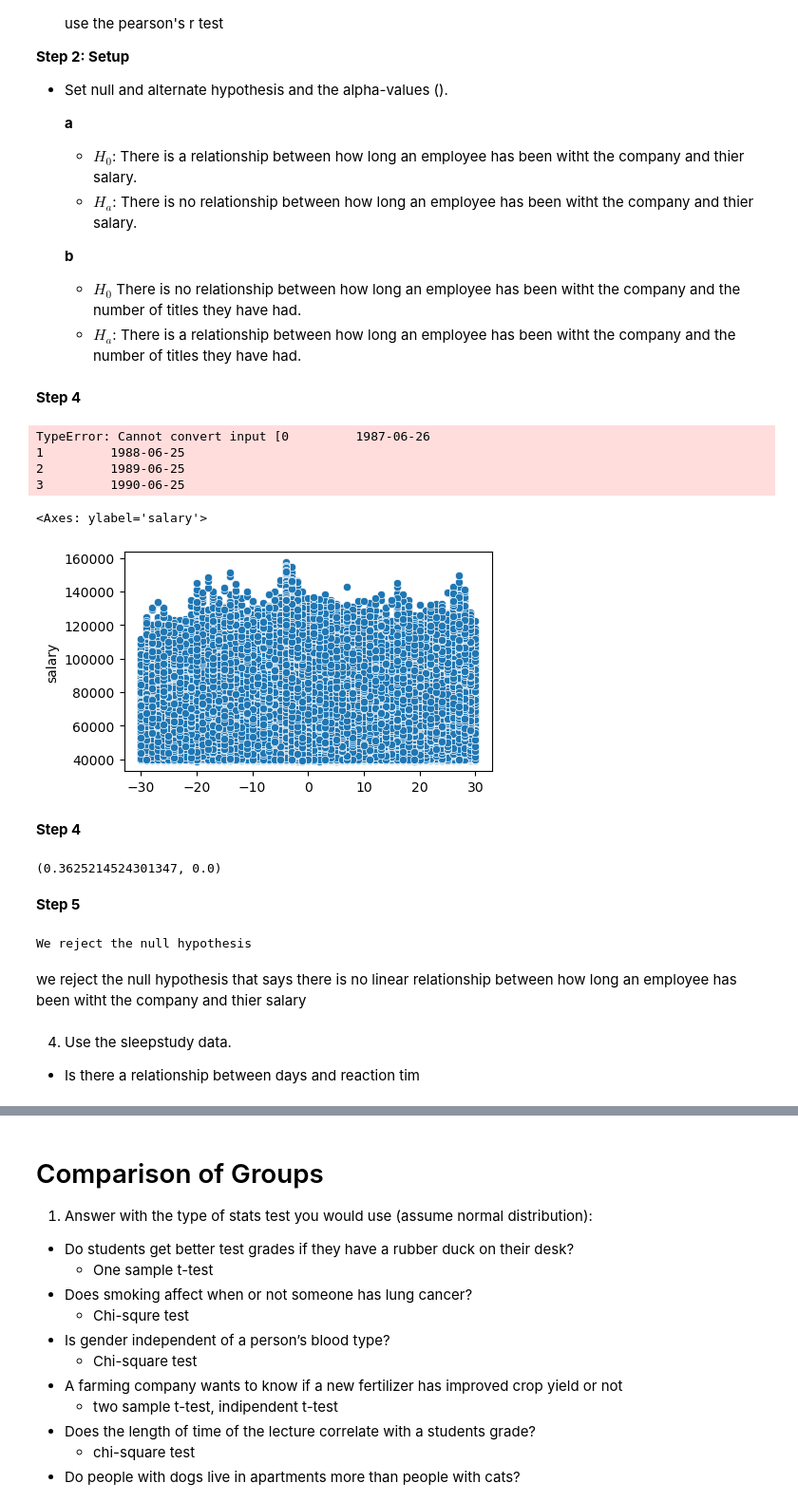
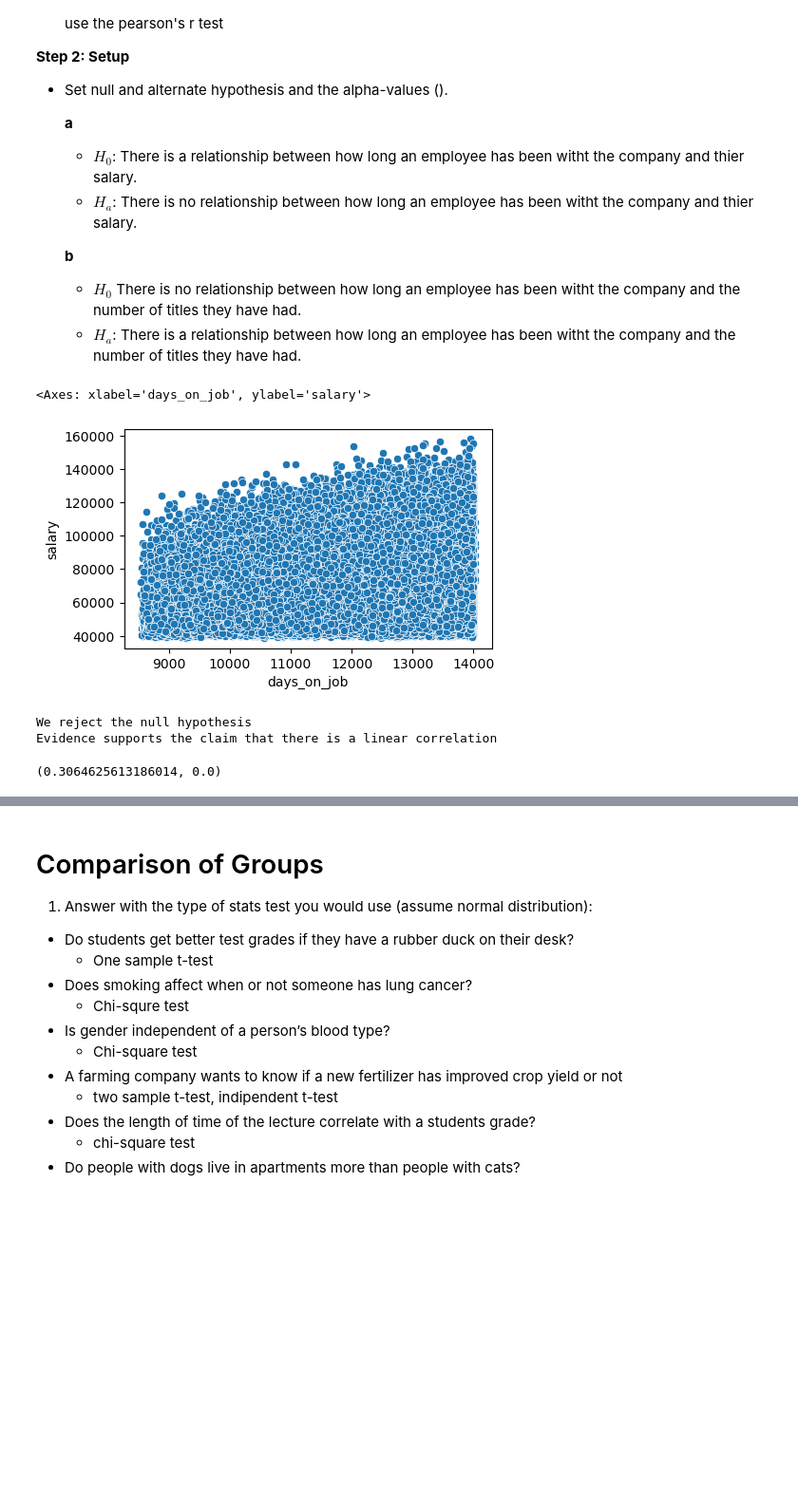
Before and after one commit to MigashaneVictoire/statistics-exercises, a Jupyter notebook: hypothesis_testing.ipynb, the cells around one changed output, grey strips where cells are left out. Shown at 95% size. Saved outputs shown, nothing was run; the diff lists cells and outputs as text; code cells hidden in the pictures; blank space fills up the shorter version.

Commit message:
Complete correlation exercises

```diff
--- a/hypothesis_testing.ipynb
+++ b/hypothesis_testing.ipynb
@@ -563,42 +617,23 @@ a. Is there a relationship between how long an employee has been with the compan
     - $H_a$: There is a relationship between how long an employee has been witht the company and the number of titles they have had.
 # %%
 alpha = 0.05
-# %% [markdown]
-**Step 4**
+# %%
+plt.figure(figsize=(5,3))
+sns.scatterplot(x="days_on_job", y="salary", data=employees)
+# %% [output]
+<Axes: xlabel='days_on_job', ylabel='salary'>
+[figure, added]
 # %%
-# compate time difference
-hire_date=pd.to_datetime(employees.hire_date)
-to_date = pd.to_datetime(employees.to_date)
+corr, p = stats.pearsonr(employees.days_on_job, employees.salary)
 
-time_diff = to_date - hire_date
-salary = employees.salary
+if p < alpha:
+    print("We reject the null hypothesis")
+    print("Evidence supports the claim that there is a linear correlation")
+else:
+    print("We fail to reject the null hypothesis")
+
+corr, p
 # %% [output]
-TypeError: Cannot convert input [0         1987-06-26
-1         1988-06-25
-2         1989-06-25
-3         1990-06-25
+We reject the null hypothesis
+Evidence supports the claim that there is a linear correlation
+(0.3064625613186014, 0.0)
-# %%
-plt.figure(figsize=(5,3))
-sns.scatterplot(x= time_diff, y= salary)
-# %% [output]
-<Axes: ylabel='salary'>
-[figure, removed]
-# %% [markdown]
-**Step 4**
-# %%
-r, p_value = stats.pearsonr(salary, time_diff)
-r, p_value
-# %% [output]
-(0.3625214524301347, 0.0)
-# %% [markdown]
-**Step 5**
-# %%
-conclude(p_value, alpha)
-# %% [output]
-We reject the null hypothesis
-# %% [markdown]
-we reject the null hypothesis that says there is no linear relationship between how long an employee has been witht the company and thier salary
-# %% [markdown]
-
-4. Use the sleepstudy data.
-- Is there a relationship between days and reaction tim
```
Also changed, not shown: parts of 29 cells of this notebook.
